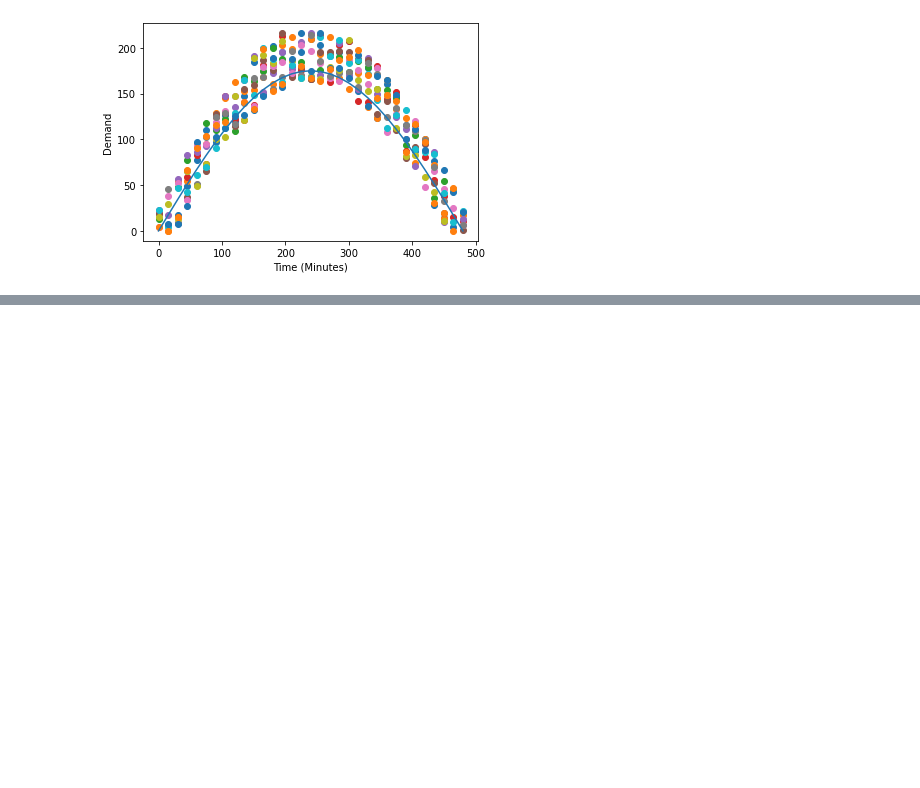
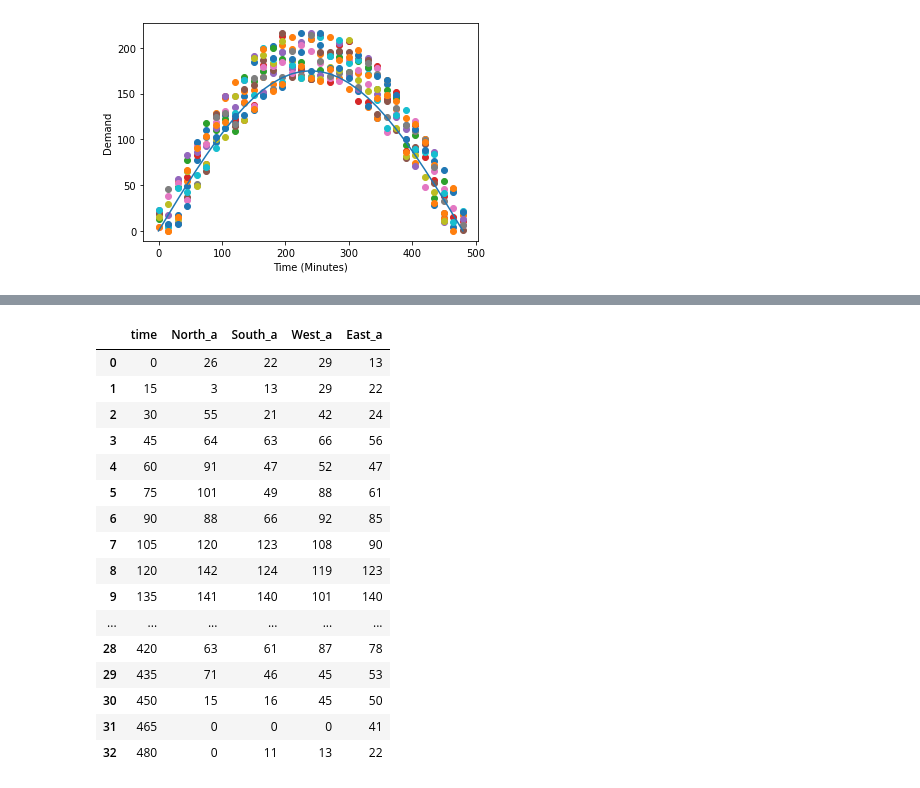
Before and after one commit to gsulay/XUTrafficSignalOptimization2122, a Jupyter notebook: Dummy Data.ipynb, the cells around one changed output, grey strips where cells are left out. Saved outputs shown, nothing was run; the diff lists cells and outputs as text; code cells hidden in the pictures; blank space fills up the shorter version.

Commit message:
added changes in dummy data

```diff
--- a/Dummy Data.ipynb
+++ b/Dummy Data.ipynb
@@ -212,0 +203,77 @@ SyntaxError: EOL while scanning string literal (<ipython-input-25-9ade16848fbd>,
+# %%
+import logic as lc
+#Setting up the environement
+import math as m
+import numpy as np
+import pandas as pd
+import matplotlib.pyplot as plt
+
+#Dummy pandas dataframe
+#Setting up time in minutes
+start = 0
+end = 480
+def minute_range(start, end, step=15):
+    cur = start
+    time_list = [cur]
+    while cur < end:
+        cur = cur+step
+        time_list.append(cur)
+    return time_list
+
+
+#numoy array
+max = 50
+time_list = minute_range(start,end,15)
+x = np.linspace(0,m.pi*50,len(time_list))
+y = np.array([m.sin(i/50)*max for i in x])
+time = time_list
+
+df = pd.DataFrame({'time':time_list})
+
+def eight_row_sin(lst, df, max_, min_, sd,x):
+    max_ = np.random.uniform(min_,max_, 1)
+    def change_to_zero(x):
+        if x<0:
+            return 0
+        else:
+            return x
+
+
+    for i in lst:
+        df[i]  = np.array([m.sin(i/50)*max_ for i in x])
+        df[i] = df[i].apply(lambda x: int(np.random.uniform(x - sd, x + sd, 1)))
+        df[i] = df[i].apply(change_to_zero)
+    return df
+
+
+Day_Leg = ['North_a','South_a','West_a','East_a']
+df = eight_row_sin(lst=Day_Leg, df=df, max_=200, min_=150, sd = 30, x=x)
+
+
+
+# for i in Day_Leg:
+#     fig,ax = plt.subplots()
+#     print(i)
+#     ax.scatter(df.x,df[i])
+#     ax.set(xlabel = 'Time (Minutes)', ylabel = 'Demand')
+#     plt.show()
+
+df
+# %% [output]
+|  | time | North_a | South_a | West_a | East_a |
+| 0 | 0 | 26 | 22 | 29 | 13 |
+| 1 | 15 | 3 | 13 | 29 | 22 |
+| 2 | 30 | 55 | 21 | 42 | 24 |
+| 3 | 45 | 64 | 63 | 66 | 56 |
+| 4 | 60 | 91 | 47 | 52 | 47 |
+| 5 | 75 | 101 | 49 | 88 | 61 |
+| 6 | 90 | 88 | 66 | 92 | 85 |
+| 7 | 105 | 120 | 123 | 108 | 90 |
+| 8 | 120 | 142 | 124 | 119 | 123 |
+| 9 | 135 | 141 | 140 | 101 | 140 |
+| ... | ... | ... | ... | ... | ... |
+| 28 | 420 | 63 | 61 | 87 | 78 |
+| 29 | 435 | 71 | 46 | 45 | 53 |
+| 30 | 450 | 15 | 16 | 45 | 50 |
+| 31 | 465 | 0 | 0 | 0 | 41 |
+| 32 | 480 | 0 | 11 | 13 | 22 |
```
Also changed, not shown: parts of 1 cell of this notebook.
